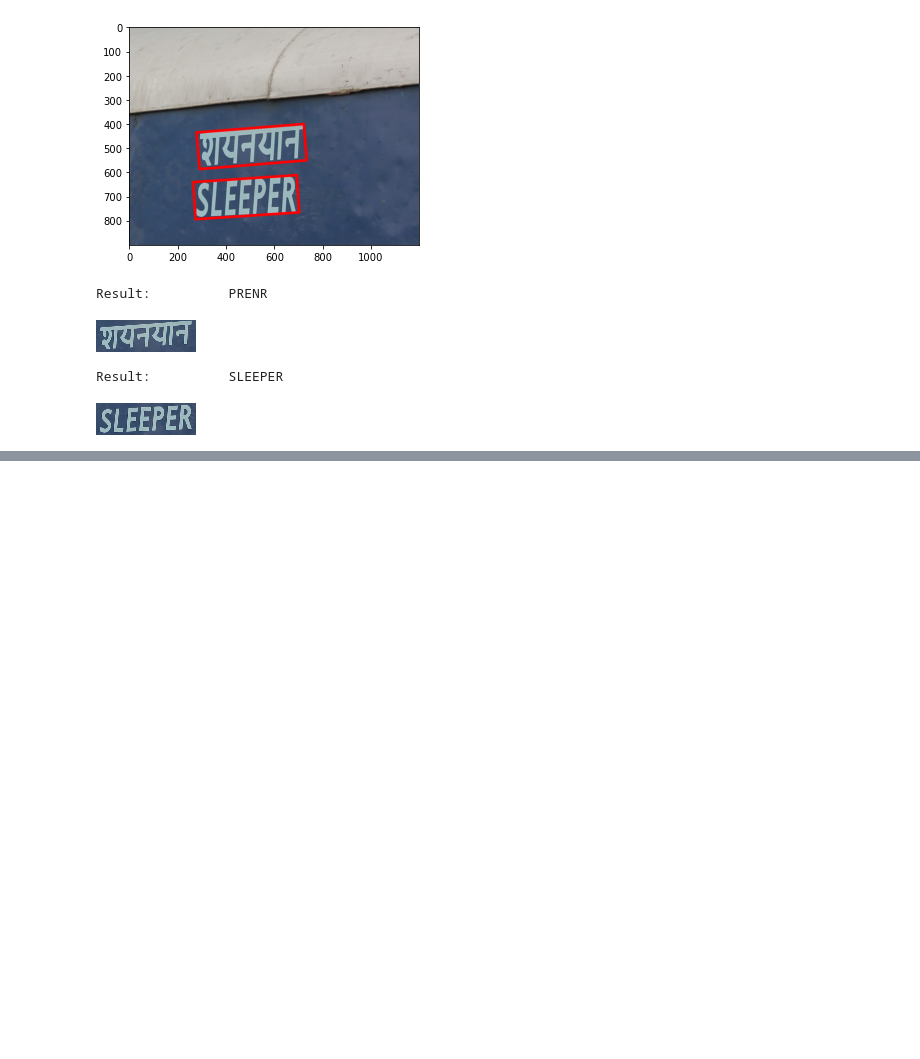
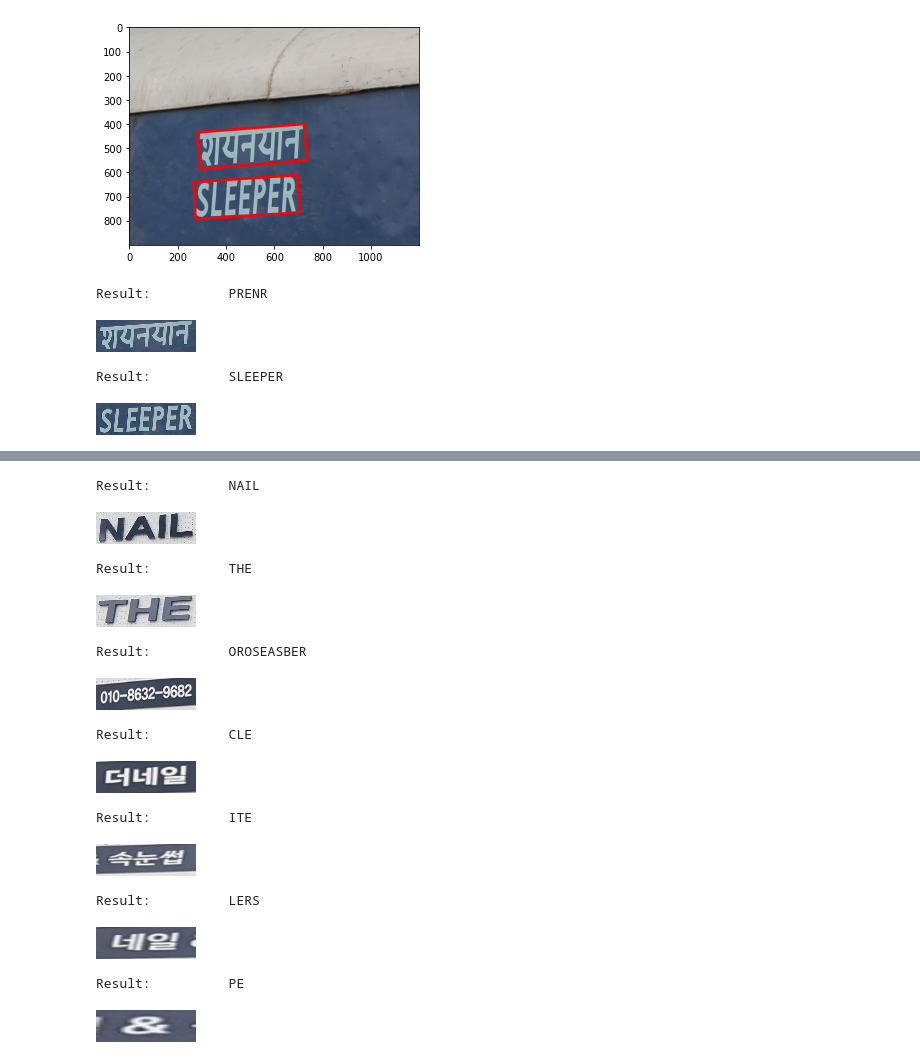
Before and after one commit to kec0130/AIFFEL-project, a Jupyter notebook: goingdeeper/G12_ocr_pjt.ipynb, the cells around one changed output, grey strips where cells are left out. Saved outputs shown, nothing was run; the diff lists cells and outputs as text; code cells hidden in the pictures; blank space fills up the shorter version.

```diff
--- a/goingdeeper/G12_ocr_pjt.ipynb
+++ b/goingdeeper/G12_ocr_pjt.ipynb
@@ -453,0 +486,18 @@ Result:          SLEEPER
+# %%
+for _img in cropped_img:
+    recognize_img(_img)
+# %% [output]
+Result:          NAIL
+[figure, added]
+Result:          THE
+[figure, added]
+Result:          OROSEASBER
+[figure, added]
+Result:          CLE
+[figure, added]
+Result:          ITE
+[figure, added]
+Result:          LERS
+[figure, added]
+Result:          PE
+[figure, added]
```
Also changed, not shown: parts of 9 cells of this notebook.
